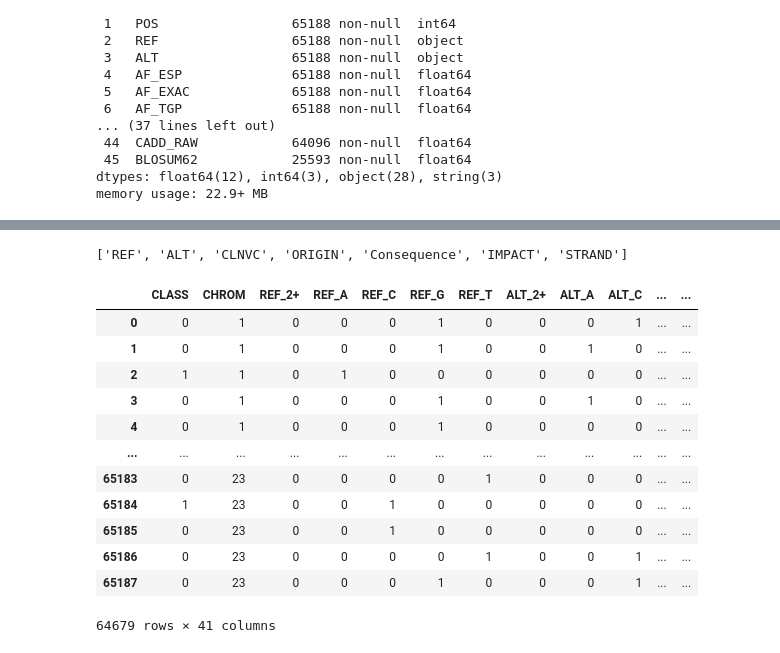
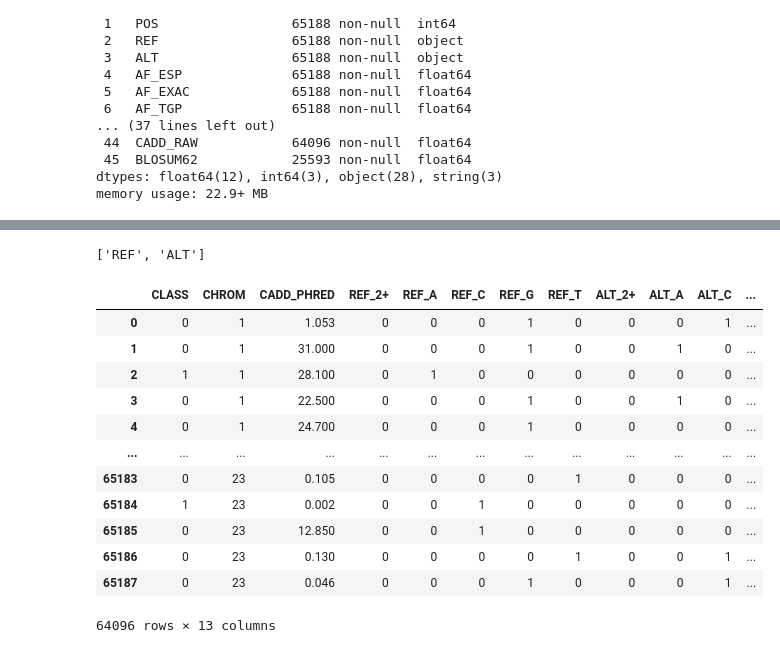
Before and after one commit to nkinnaird/GeneticVariantClassification, a Jupyter notebook: code/initialEDA.ipynb, the cells around one changed output, grey strips where cells are left out. Saved outputs shown, nothing was run; the diff lists cells and outputs as text; code cells hidden in the pictures.

Commit message:
More EDA work, trying to use the variale CADD_PHRED which seems like it's helping, need to figure out standard scaling procedure.

```diff
--- a/code/initialEDA.ipynb
+++ b/code/initialEDA.ipynb
@@ -51,44 +55,47 @@ memory usage: 22.9+ MB
 # features which don't seem to be super useful (maybe they would be when all together)
 # CHROM, REF, ALT, CLNVC, ORIGIN, Consequence, IMPACT (seems like this should be at a least a little useful), STRAND
 
-# test_var = 'STRAND'
+test_var = 'CADD_PHRED'
 
 # select features
 # reduced_df = base_df[['CLASS', 'CHROM']]
 # reduced_df = base_df[['CLASS', 'CHROM', 'REF', 'ALT']]
-reduced_df = base_df[['CLASS', 'CHROM', 'REF', 'ALT', 'CLNVC', 'ORIGIN', 'Consequence', 'IMPACT', 'STRAND']]
+# reduced_df = base_df[['CLASS', 'CHROM', 'REF', 'ALT', 'CLNVC', 'ORIGIN', 'Consequence', 'IMPACT', 'STRAND']]
 # reduced_df = base_df[['CLASS', 'CHROM', 'REF', 'ALT', 'Consequence', test_var]]
-# reduced_df = base_df[['CLASS', 'CHROM', 'REF', 'ALT', test_var]]
+reduced_df = base_df[['CLASS', 'CHROM', 'REF', 'ALT', test_var]]
 
 # feature cleaing/adjustment below here
+
+# drop nulls
+reduced_df.dropna(inplace=True)
 
 # CHROM - turn CHROM strings into numbers
 reduced_df.loc[reduced_df['CHROM'] == 'X', 'CHROM'] = '23'
 reduced_df.loc[reduced_df['CHROM'] == 'MT', 'CHROM'] = '24'
 reduced_df["CHROM"] = pd.to_numeric(reduced_df["CHROM"])
 
-# dropping MT rows (after it was converted to 24)
-# reduced_df.drop(reduced_df[reduced_df['CHROM'] == 24].index, inplace=True)
+    # dropping MT rows (after it was converted to 24)
+    # reduced_df.drop(reduced_df[reduced_df['CHROM'] == 24].index, inplace=True)
 
 # REF, ALT - lots of alleles with more than one type, combine them all as "2+" instead of dropping them like below
 reduced_df.loc[reduced_df['REF'].str.len() > 1, 'REF'] = '2+'
 reduced_df.loc[reduced_df['ALT'].str.len() > 1, 'ALT'] = '2+'
-# drop rows where REF is not one of the main 4 (for others there are not many rows, could maybe combine them though in the future somehow)
-# main_alleles = ['C', 'G', 'A', 'T']
-# reduced_df = reduced_df[reduced_df['REF'].isin(main_alleles)]
+    # drop rows where REF is not one of the main 4 (for others there are not many rows, could maybe combine them though in the future somehow)
+    # main_alleles = ['C', 'G', 'A', 'T']
+    # reduced_df = reduced_df[reduced_df['REF'].isin(main_alleles)]
 
 # ORIGIN - combine ORIGIN values if they are more than 1 (too many of them, and they are a sum of the smaller parts, making it difficult to split them out - could try and do that though)
-reduced_df['ORIGIN'] = reduced_df['ORIGIN'].astype(str)
-reduced_df.loc[reduced_df['ORIGIN'] != '1', 'ORIGIN'] = '1+'
-# try dropping most common one to see if there are any trends for the lesser count categories
-# reduced_df.drop(reduced_df[reduced_df['ORIGIN'] == 1].index, inplace=True)
+# reduced_df['ORIGIN'] = reduced_df['ORIGIN'].astype(str)
+# reduced_df.loc[reduced_df['ORIGIN'] != '1', 'ORIGIN'] = '1+'
+    # try dropping most common one to see if there are any trends for the lesser count categories
+    # reduced_df.drop(reduced_df[reduced_df['ORIGIN'] == 1].index, inplace=True)
 
 # Consequence - drop those with less than 100 counts
-reduced_df = reduced_df.groupby('Consequence').filter(lambda x : len(x)>100)
+# reduced_df = reduced_df.groupby('Consequence').filter(lambda x : len(x)>100)
 
 # print('Column type:', type(reduced_df.iloc[0][test_var]))
 # print('Num categores:', reduced_df[test_var].nunique())
-# with pd.option_context('display.max_rows', 2000):
+# with pd.option_context('display.max_rows', 20000):
 #     print(reduced_df[test_var].value_counts())
 
 
@@ -148,29 +140,30 @@ for col in reduced_df.columns:
 # %%
-feature_columns = list(reduced_df.columns)
-feature_columns.remove('CLASS')
-feature_columns.remove('CHROM')
-feature_columns
+columns_to_encode = list(reduced_df.columns)
+columns_to_encode.remove('CLASS')
+columns_to_encode.remove('CHROM')
+columns_to_encode.remove('CADD_PHRED')
+columns_to_encode
 # %% [output]
-['REF', 'ALT', 'CLNVC', 'ORIGIN', 'Consequence', 'IMPACT', 'STRAND']
+['REF', 'ALT']
 # %%
 # encode REF column
 # encoded_df = pd.get_dummies(reduced_df, prefix=['CHROM', 'REF', 'ALT', test_var], columns=['CHROM', 'REF', 'ALT', test_var])
 # encoded_df = pd.get_dummies(reduced_df, prefix=['REF', 'ALT', 'CLNVC', 'ORIGIN', 'Consequence'], columns=['REF', 'ALT', 'CLNVC', 'ORIGIN', 'Consequence'])
 # encoded_df = pd.get_dummies(reduced_df, prefix=['REF', 'ALT', 'Consequence', test_var], columns=['REF', 'ALT', 'Consequence', test_var])
 # encoded_df = pd.get_dummies(reduced_df, prefix=['REF', 'ALT', test_var], columns=['REF', 'ALT', test_var])
-encoded_df = pd.get_dummies(reduced_df, prefix=feature_columns, columns=feature_columns)
+encoded_df = pd.get_dummies(reduced_df, prefix=columns_to_encode, columns=columns_to_encode)
 encoded_df
 # %% [output]
-|  | CLASS | CHROM | REF_2+ | REF_A | REF_C | REF_G | REF_T | ALT_2+ | ALT_A | ALT_C | ... | ... |
-| 0 | 0 | 1 | 0 | 0 | 0 | 1 | 0 | 0 | 0 | 1 | ... | ... |
-| 1 | 0 | 1 | 0 | 0 | 0 | 1 | 0 | 0 | 1 | 0 | ... | ... |
-| 2 | 1 | 1 | 0 | 1 | 0 | 0 | 0 | 0 | 0 | 0 | ... | ... |
-| 3 | 0 | 1 | 0 | 0 | 0 | 1 | 0 | 0 | 1 | 0 | ... | ... |
-| 4 | 0 | 1 | 0 | 0 | 0 | 1 | 0 | 0 | 0 | 0 | ... | ... |
+|  | CLASS | CHROM | CADD_PHRED | REF_2+ | REF_A | REF_C | REF_G | REF_T | ALT_2+ | ALT_A | ALT_C | ... |
+| 0 | 0 | 1 | 1.053 | 0 | 0 | 0 | 1 | 0 | 0 | 0 | 1 | ... |
+| 1 | 0 | 1 | 31.000 | 0 | 0 | 0 | 1 | 0 | 0 | 1 | 0 | ... |
+| 2 | 1 | 1 | 28.100 | 0 | 1 | 0 | 0 | 0 | 0 | 0 | 0 | ... |
+| 3 | 0 | 1 | 22.500 | 0 | 0 | 0 | 1 | 0 | 0 | 1 | 0 | ... |
+| 4 | 0 | 1 | 24.700 | 0 | 0 | 0 | 1 | 0 | 0 | 0 | 0 | ... |
 | ... | ... | ... | ... | ... | ... | ... | ... | ... | ... | ... | ... | ... |
-| 65183 | 0 | 23 | 0 | 0 | 0 | 0 | 1 | 0 | 0 | 0 | ... | ... |
-| 65184 | 1 | 23 | 0 | 0 | 1 | 0 | 0 | 0 | 0 | 0 | ... | ... |
-| 65185 | 0 | 23 | 0 | 0 | 1 | 0 | 0 | 0 | 0 | 0 | ... | ... |
-| 65186 | 0 | 23 | 0 | 0 | 0 | 0 | 1 | 0 | 0 | 1 | ... | ... |
-| 65187 | 0 | 23 | 0 | 0 | 0 | 1 | 0 | 0 | 0 | 1 | ... | ... |
+| 65183 | 0 | 23 | 0.105 | 0 | 0 | 0 | 0 | 1 | 0 | 0 | 0 | ... |
+| 65184 | 1 | 23 | 0.002 | 0 | 0 | 1 | 0 | 0 | 0 | 0 | 0 | ... |
+| 65185 | 0 | 23 | 12.850 | 0 | 0 | 1 | 0 | 0 | 0 | 0 | 0 | ... |
+| 65186 | 0 | 23 | 0.130 | 0 | 0 | 0 | 0 | 1 | 0 | 0 | 1 | ... |
+| 65187 | 0 | 23 | 0.046 | 0 | 0 | 0 | 1 | 0 | 0 | 0 | 1 | ... |
-64679 rows × 41 columns
+64096 rows × 13 columns
```
Also changed, not shown: parts of 9 cells of this notebook.
